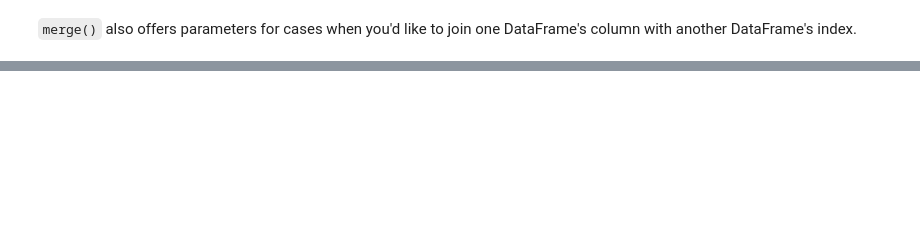
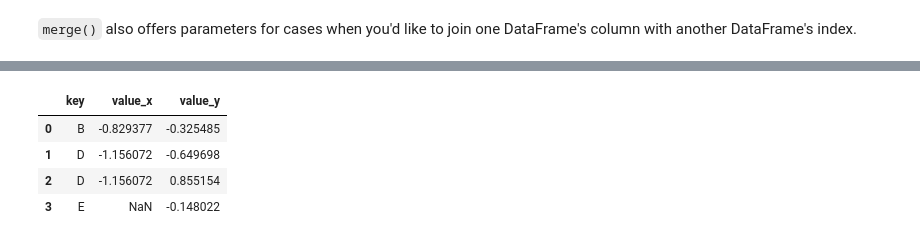
Before and after one commit to stevenkhwun/P4DS, a Jupyter notebook: SQL_in_Python_2.ipynb, the cells around one changed output, grey strips where cells are left out. Cells and saved outputs as stored; diff of their text form; code cells hidden in the pictures; blank space fills up the shorter version.

```diff
--- a/SQL_in_Python_2.ipynb
+++ b/SQL_in_Python_2.ipynb
@@ -88,0 +115,8 @@ Show all records from `df1`.
+# %%
+pd.merge(df1, df2, on="key", how="right")
+# %% [output]
+|  | key | value_x | value_y |
+| 0 | B | -0.829377 | -0.325485 |
+| 1 | D | -1.156072 | -0.649698 |
+| 2 | D | -1.156072 | 0.855154 |
+| 3 | E | NaN | -0.148022 |
```
Also changed, not shown: parts of 10 cells of this notebook.
